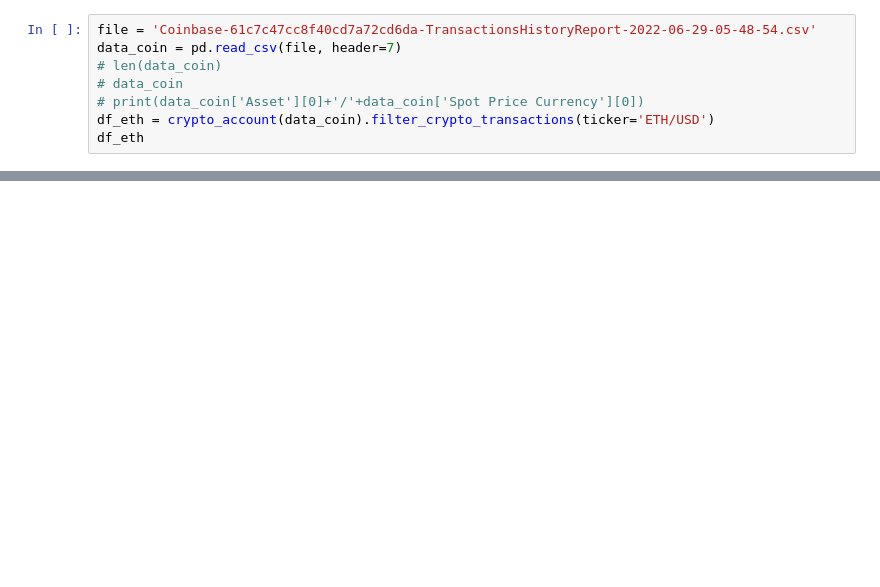
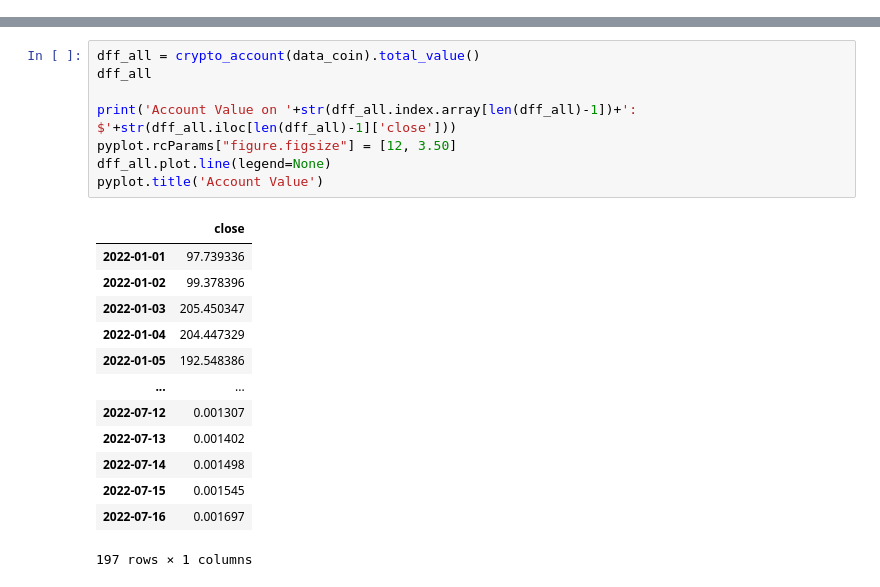
Before and after one commit to finnnilsen90/finance-blockchain_analysis, a Jupyter notebook: crypto_analysis.ipynb, the cells around one changed output, grey strips where cells are left out. Drawn from its saved outputs; the diff is of its cells as text; blank space fills up the shorter version.

Commit message:
Created total_value function in crypto_account class

```diff
--- a/crypto_analysis.ipynb
+++ b/crypto_analysis.ipynb
@@ -35,8 +23,0 @@ data_coin.head()
-# %%
-file = 'Coinbase-61c7c47cc8f40cd7a72cd6da-TransactionsHistoryReport-2022-06-29-05-48-54.csv'
-data_coin = pd.read_csv(file, header=7)
-# len(data_coin)
-# data_coin
-# print(data_coin['Asset'][0]+'/'+data_coin['Spot Price Currency'][0])
-df_eth = crypto_account(data_coin).filter_crypto_transactions(ticker='ETH/USD')
-df_eth
@@ -106,0 +76,22 @@ pyplot.title('Ethereum Account Value')
+# %%
+dff_all = crypto_account(data_coin).total_value()
+dff_all
+
+print('Account Value on '+str(dff_all.index.array[len(dff_all)-1])+': $'+str(dff_all.iloc[len(dff_all)-1]['close']))
+pyplot.rcParams["figure.figsize"] = [12, 3.50]
+dff_all.plot.line(legend=None)
+pyplot.title('Account Value')
+# %% [output]
+|  | close |
+| 2022-01-01 | 97.739336 |
+| 2022-01-02 | 99.378396 |
+| 2022-01-03 | 205.450347 |
+| 2022-01-04 | 204.447329 |
+| 2022-01-05 | 192.548386 |
+| ... | ... |
+| 2022-07-12 | 0.001307 |
+| 2022-07-13 | 0.001402 |
+| 2022-07-14 | 0.001498 |
+| 2022-07-15 | 0.001545 |
+| 2022-07-16 | 0.001697 |
+197 rows × 1 columns
```
Also changed, not shown: parts of 7 cells of this notebook, 1 other file.
